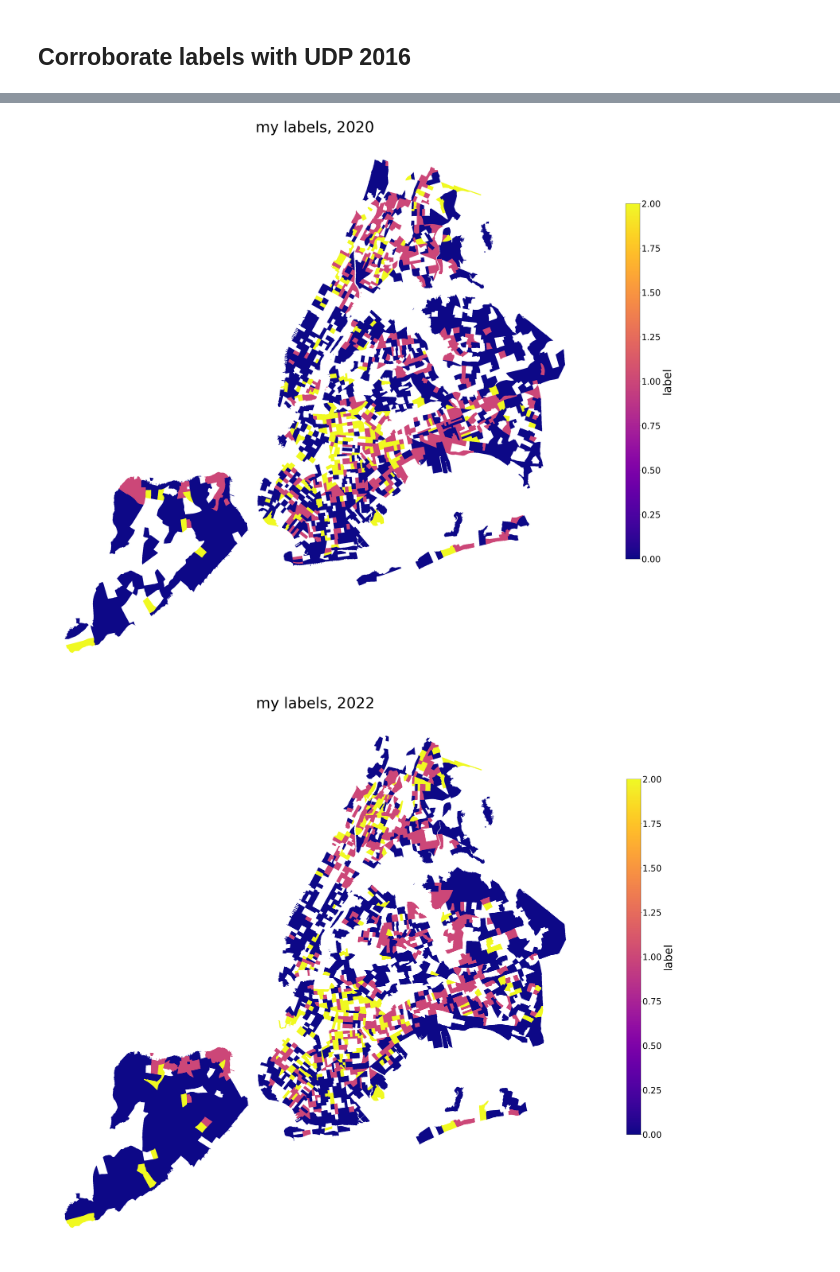
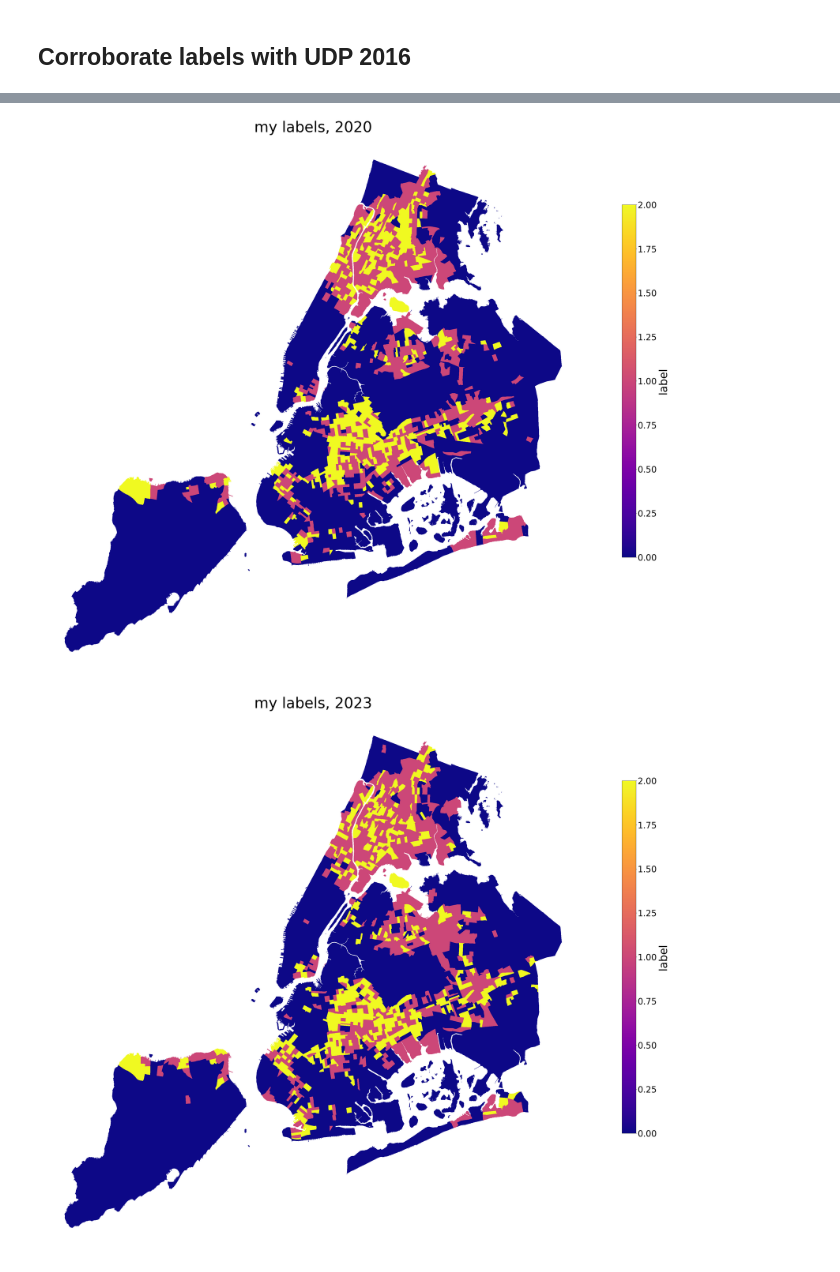
Before and after one commit to khyateed/forecasting-gentrification-nyc, a Jupyter notebook: labeling.ipynb, the cells around one changed output, grey strips where cells are left out. Cells and saved outputs as stored; diff of their text form; code cells hidden in the pictures.

Commit message:
labeling with new data

```diff
--- a/labeling.ipynb
+++ b/labeling.ipynb
@@ -18,3 +17,5 @@ with open(filename, mode='rb') as f:
+# %%
+df = pd.read_parquet('Data/Cleaned/after_kriging.parquet')
 # %%
 # TODO: figure out if dollar amounts in ACS are inflation adjusted or not
 
@@ -47,7 +48,7 @@ We look at percent changes in decade prior to datestamp
 - The percentage increase in a tract’s inflation-adjusted median income was in the top third percentile of all tracts within a metro area.
 # %%
 def find_gentrified_tracts(df, pred_year):
-    df = df[df.year.astype(int) >= int(pred_year)-8]  # limit df to the 8 years prior
+    df = df[df.year.astype(int) >= int(pred_year)-10]  # limit df to the 10 years prior
 
     # fill zeros with nan so we can calculate percent change
     df.replace(0, np.nan, inplace=True)
@@ -57,20 +58,20 @@ def find_gentrified_tracts(df, pred_year):
     pct_chg.dropna(how='all', inplace=True)
     pct_chg.fillna(0, inplace=True)
 
-    # Set thresholds. consider it gentrifying if % change is greater than median for region
+    # Set thresholds. consider it gentrifying if % change is greater than median for region (of all tracts, not just vulnerable ones)
 
-    # Median White
-    threshold_white = pct_chg.percent_white.quantile(.5)
+    # # Median White
+    # threshold_white = pct_chg.percent_white.quantile(.5)
 
     # Median Bachelors
-    threshold_bach = pct_chg.percent_bachelors.quantile(.5)
+    threshold_bach = pct_chg.percent_grad.quantile(.5)
 
     # Median HH Median Income
     threshold_income = pct_chg.med_income.quantile(.5)
 
     # define gentrified column if tract meets all criteria
-    pct_chg['gentrified'] = np.where((pct_chg.percent_white>=threshold_white)&
-                                 (pct_chg.percent_bachelors>=threshold_bach)&
+    pct_chg['gentrified'] = np.where(
+                                 (pct_chg.percent_grad>=threshold_bach)&
                                  (pct_chg.med_income>=threshold_income), 1, 0)  # 1 is gentrified, 0 is not
 
     return(pct_chg[['gentrified']].reset_index())
@@ -105,5 +104,5 @@ choropleth(udp_df, 'udp_labels', ['2016'], cmap='plasma')
 # %%
-def construct_labels(df, yr_vulnerable, yr_gentrified):
+def construct_labels(df, yr_vulnerable, yr_gentrified, pred_set=False):
     temp_df = df.copy()
 
     # Identify Vulnerable Tracts
@@ -111,17 +110,26 @@ def construct_labels(df, yr_vulnerable, yr_gentrified):
     vul_tracts = vul_tracts_df[vul_tracts_df['vulnerable']==1]['full_tract']
     temp_df['vulnerable'] = np.where(temp_df.full_tract.isin(vul_tracts), 1,0)
 
-    # Identify Gentrified Tracts
-    gent_tracts_df = find_gentrified_tracts(temp_df, yr_gentrified)
-    gent_tracts = gent_tracts_df[gent_tracts_df['gentrified']==1]['GEOID']
-    temp_df['gentrified'] = np.where(temp_df.GEOID.isin(gent_tracts), 1,0)
+    if not pred_set:
+        # Identify Gentrified Tracts (has to be a vulnerable tract)
+        gent_tracts_df = find_gentrified_tracts(temp_df, yr_gentrified)
+        gent_tracts = gent_tracts_df[gent_tracts_df['gentrified']==1]['GEOID']
+        temp_df['gentrified'] = np.where((temp_df.GEOID.isin(gent_tracts)), 1,0)
+    else:
+        temp_df['gentrified'] = 0
 
     # Create label based on vulnerable and gentrified tracts
-    temp_df['label'] = np.select([temp_df['gentrified']==1, ((temp_df['gentrified']==0) &
-                                                             (temp_df['vulnerable']==0)), ((temp_df['gentrified']==0) & (temp_df['vulnerable']==1))],
+    temp_df['label'] = np.select([((temp_df['gentrified']==1) & (temp_df['vulnerable']==1)),  # gentrified if also vulnerable
+                                  (temp_df['vulnerable']==0),  # if not vulnerable it cannot be gentrified
+                                  ((temp_df['gentrified']==0) & (temp_df['vulnerable']==1))],  #  can be vulnerable but not gentrified
                       [2,0,1],
                       -1)
+    temp_df['pred_year'] = yr_gentrified
     return temp_df
 # %%
 labels_2020 = construct_labels(df, '2010','2020')
-labels_2022 = construct_labels(df, '2012','2022')
+labels_2023 = construct_labels(df, '2013','2023')
+labels_2027 = construct_labels(df, '2017','2027', pred_set=True)  # get vulnerable tracts for the pred set
+labels = pd.concat([labels_2020, labels_2023, labels_2027])
+
+labels_2020.label.value_counts()
@@ -131,6 +142,7 @@ labels_2022 = construct_labels(df, '2012','2022')
 # %%
 choropleth(labels_2020, 'label', ['2020'], cmap='plasma', title='my labels')
-choropleth(labels_2022, 'label', ['2022'], cmap='plasma', title='my labels')
+choropleth(labels_2023, 'label', ['2023'], cmap='plasma', title='my labels')
+# choropleth(labels_2027, 'label', ['2017'], cmap='plasma', title='my labels')
 # %% [output]
-[figure, old version]
+[figure, new version]
-[figure, old version]
+[figure, new version]
```
Also changed, not shown: parts of 12 cells of this notebook.
